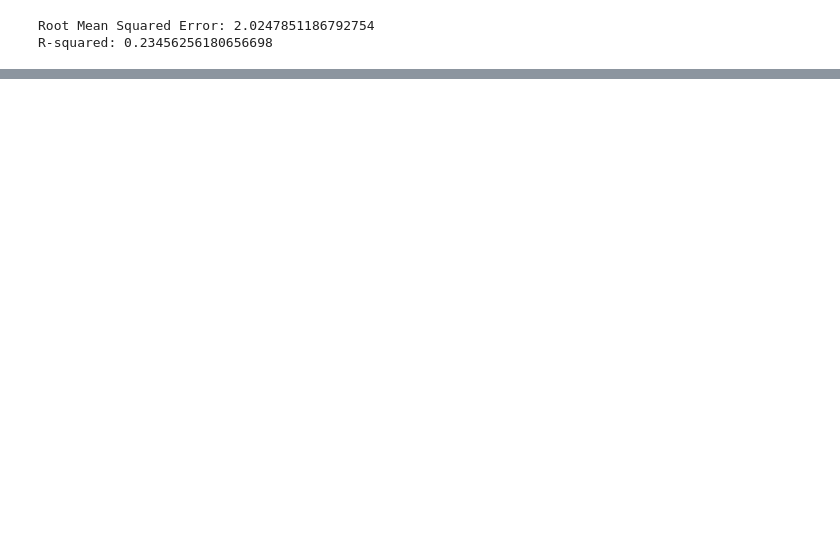
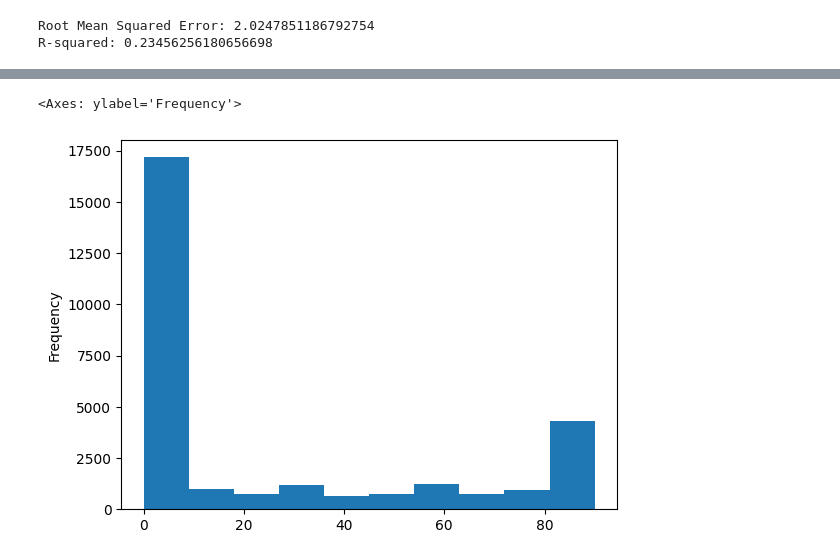
Before and after one commit to matgim1994/FPLAdvisor, a Jupyter notebook: prediction_template.ipynb, the cells around one changed output, grey strips where cells are left out. Drawn from its saved outputs; the diff is of its cells as text; code cells hidden in the pictures; blank space fills up the shorter version.

```diff
--- a/prediction_template.ipynb
+++ b/prediction_template.ipynb
@@ -331,0 +357,5 @@ R-squared: 0.23456256180656698
+# %%
+df.avg_minutes.plot(kind = 'hist')
+# %% [output]
+<Axes: ylabel='Frequency'>
+[figure, added]
```
Also changed, not shown: parts of 10 cells of this notebook.
